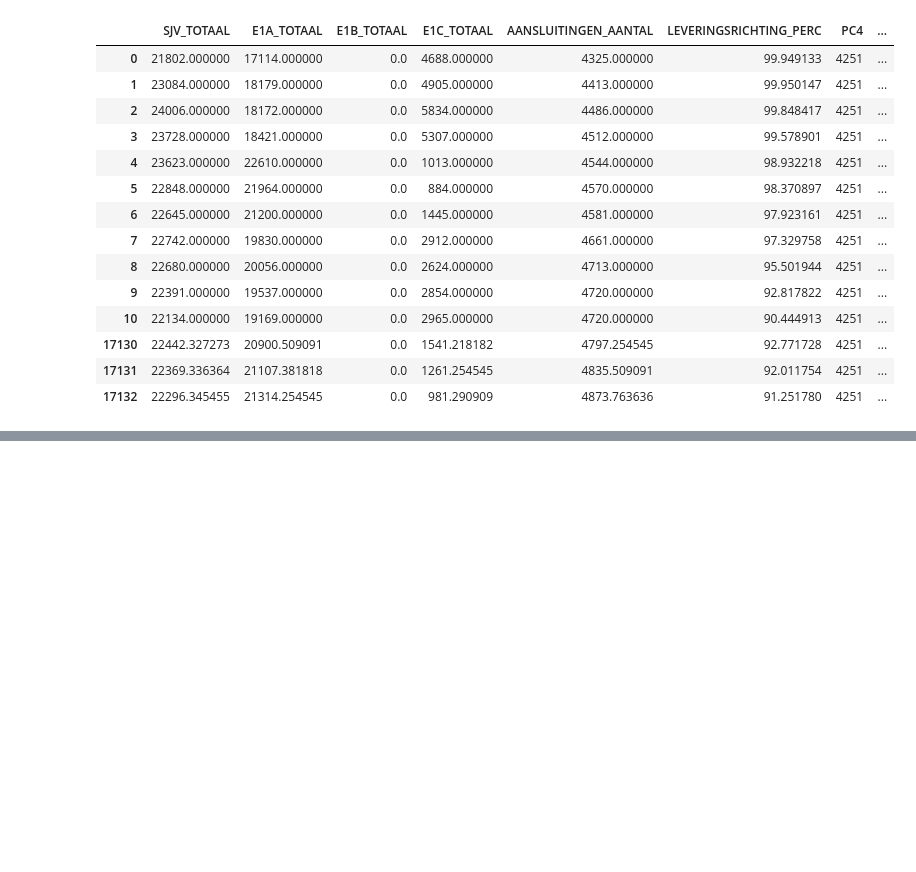
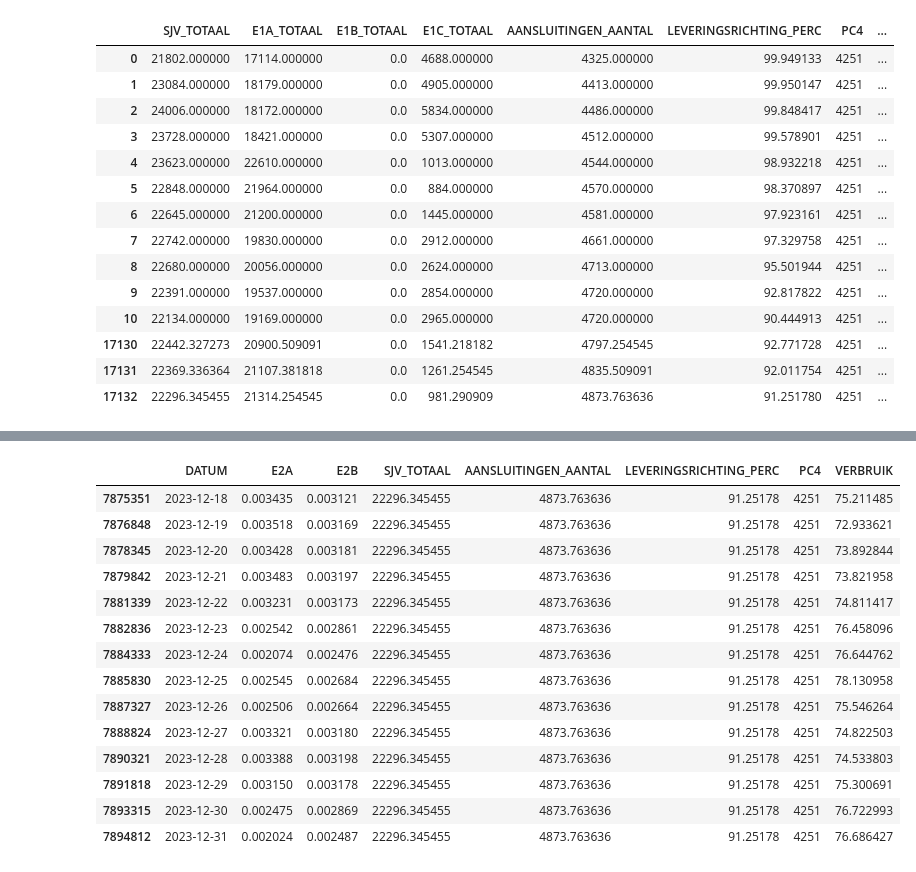
Before and after one commit to processminery/jads_enexis, a Jupyter notebook: notebooks/master_verbruik_pc4_ER.ipynb, the cells around one changed output, grey strips where cells are left out. Cells and saved outputs as stored; diff of their text form; code cells hidden in the pictures; blank space fills up the shorter version.

```diff
--- a/notebooks/master_verbruik_pc4_ER.ipynb
+++ b/notebooks/master_verbruik_pc4_ER.ipynb
@@ -231,0 +481,18 @@ SJV totaal = 21802
+# %%
+df_combined[df_combined.PC4 == 4251].tail(14)
+# %% [output]
+|  | DATUM | E2A | E2B | SJV_TOTAAL | AANSLUITINGEN_AANTAL | LEVERINGSRICHTING_PERC | PC4 | VERBRUIK |
+| 7875351 | 2023-12-18 | 0.003435 | 0.003121 | 22296.345455 | 4873.763636 | 91.25178 | 4251 | 75.211485 |
+| 7876848 | 2023-12-19 | 0.003518 | 0.003169 | 22296.345455 | 4873.763636 | 91.25178 | 4251 | 72.933621 |
+| 7878345 | 2023-12-20 | 0.003428 | 0.003181 | 22296.345455 | 4873.763636 | 91.25178 | 4251 | 73.892844 |
+| 7879842 | 2023-12-21 | 0.003483 | 0.003197 | 22296.345455 | 4873.763636 | 91.25178 | 4251 | 73.821958 |
+| 7881339 | 2023-12-22 | 0.003231 | 0.003173 | 22296.345455 | 4873.763636 | 91.25178 | 4251 | 74.811417 |
+| 7882836 | 2023-12-23 | 0.002542 | 0.002861 | 22296.345455 | 4873.763636 | 91.25178 | 4251 | 76.458096 |
+| 7884333 | 2023-12-24 | 0.002074 | 0.002476 | 22296.345455 | 4873.763636 | 91.25178 | 4251 | 76.644762 |
+| 7885830 | 2023-12-25 | 0.002545 | 0.002684 | 22296.345455 | 4873.763636 | 91.25178 | 4251 | 78.130958 |
+| 7887327 | 2023-12-26 | 0.002506 | 0.002664 | 22296.345455 | 4873.763636 | 91.25178 | 4251 | 75.546264 |
+| 7888824 | 2023-12-27 | 0.003321 | 0.003180 | 22296.345455 | 4873.763636 | 91.25178 | 4251 | 74.822503 |
+| 7890321 | 2023-12-28 | 0.003388 | 0.003198 | 22296.345455 | 4873.763636 | 91.25178 | 4251 | 74.533803 |
+| 7891818 | 2023-12-29 | 0.003150 | 0.003178 | 22296.345455 | 4873.763636 | 91.25178 | 4251 | 75.300691 |
+| 7893315 | 2023-12-30 | 0.002475 | 0.002869 | 22296.345455 | 4873.763636 | 91.25178 | 4251 | 76.722993 |
+| 7894812 | 2023-12-31 | 0.002024 | 0.002487 | 22296.345455 | 4873.763636 | 91.25178 | 4251 | 76.686427 |
```
Also changed, not shown: parts of 31 cells of this notebook.
